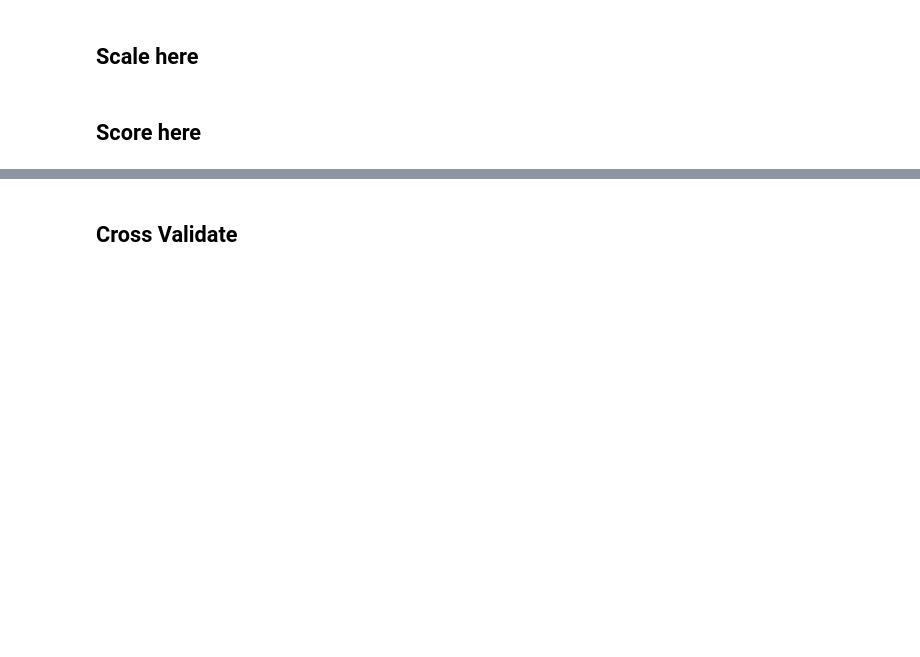
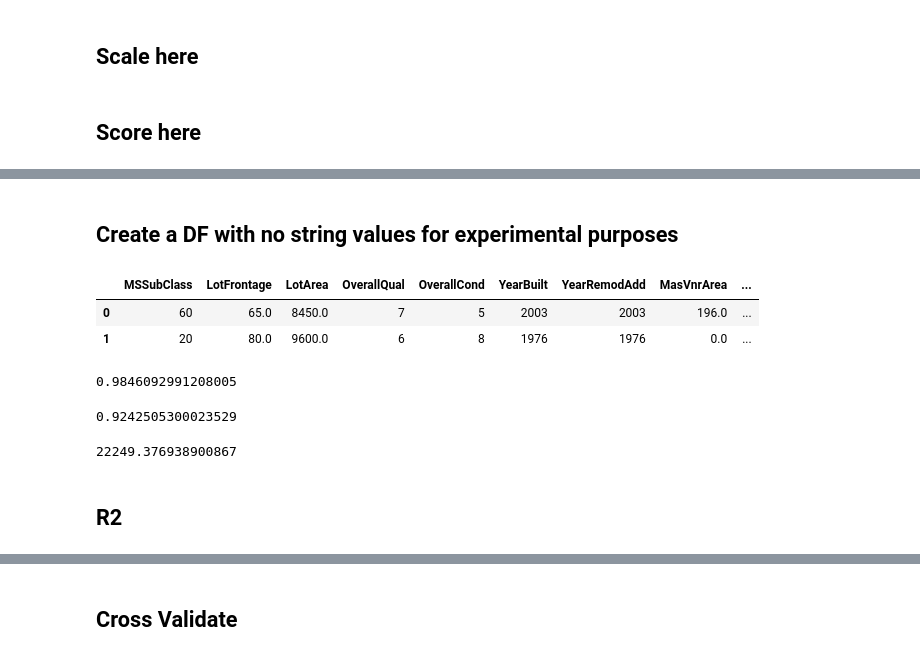
Before and after one commit to ChrisJtron/Ames_Iowa_Predictions, a Jupyter notebook: Kaggle_Housing_Prices/Random_Forest2-Copy3.ipynb, the cells around one changed output, grey strips where cells are left out. Saved outputs shown, nothing was run; the diff lists cells and outputs as text; code cells hidden in the pictures; blank space fills up the shorter version.

Commit message:
IntegerOnlyDF

```diff
--- a/Kaggle_Housing_Prices/Random_Forest2-Copy3.ipynb
+++ b/Kaggle_Housing_Prices/Random_Forest2-Copy3.ipynb
@@ -1095,0 +1055,9 @@ O2_forest_rmse
+# %% [markdown]
+## Create a DF with no string values for experimental purposes
+# %%
+integerOnlyDF=newdf.select_dtypes(include='number')
+integerOnlyDF.head(2)
+# %% [output]
+|  | MSSubClass | LotFrontage | LotArea | OverallQual | OverallCond | YearBuilt | YearRemodAdd | MasVnrArea | ... |
+| 0 | 60 | 65.0 | 8450.0 | 7 | 5 | 2003 | 2003 | 196.0 | ... |
+| 1 | 20 | 80.0 | 9600.0 | 6 | 8 | 1976 | 1976 | 0.0 | ... |
@@ -1095,0 +1075,21 @@ O2_forest_rmse
+# %%
+forest2=RandomForestRegressor()
+
+forest2.fit(XIO_train, yIO_train)
+forest2.score(XIO_train, yIO_train)
+# %% [output]
+0.9846092991208005
+# %%
+forest2.score(XIO_val, yIO_val)
+# %% [output]
+0.9242505300023529
+# %%
+forest2_predictions=forest2.predict(XIO_val)
+
+forest2_mse= mean_squared_error(yIO_val, forest2_predictions)
+forest2_rmse=np.sqrt(forest2_mse)
+forest2_rmse
+# %% [output]
+22249.376938900867
+# %% [markdown]
+## R2
```
Also changed, not shown: parts of 37 cells of this notebook.
